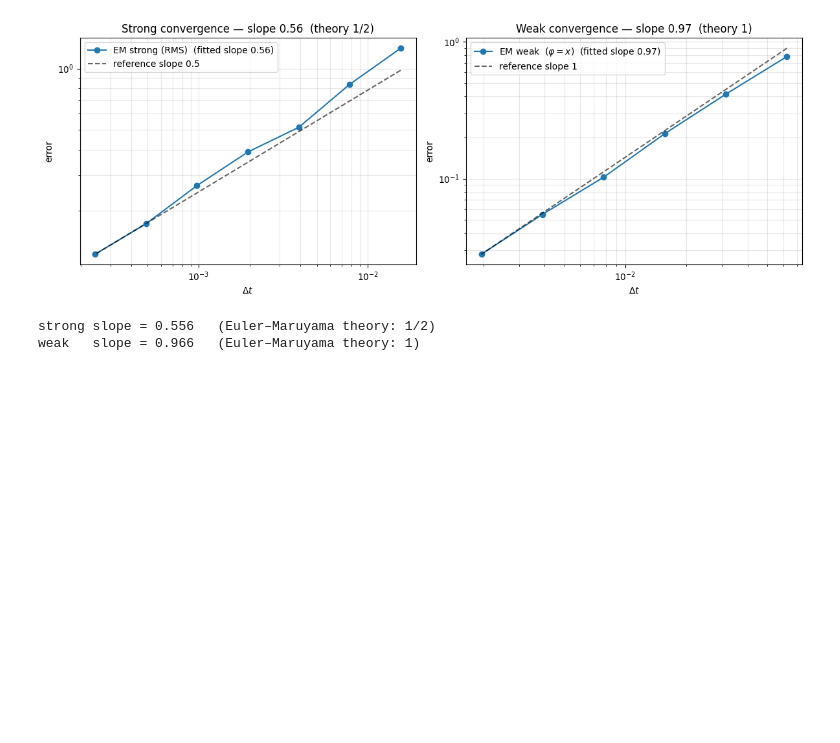
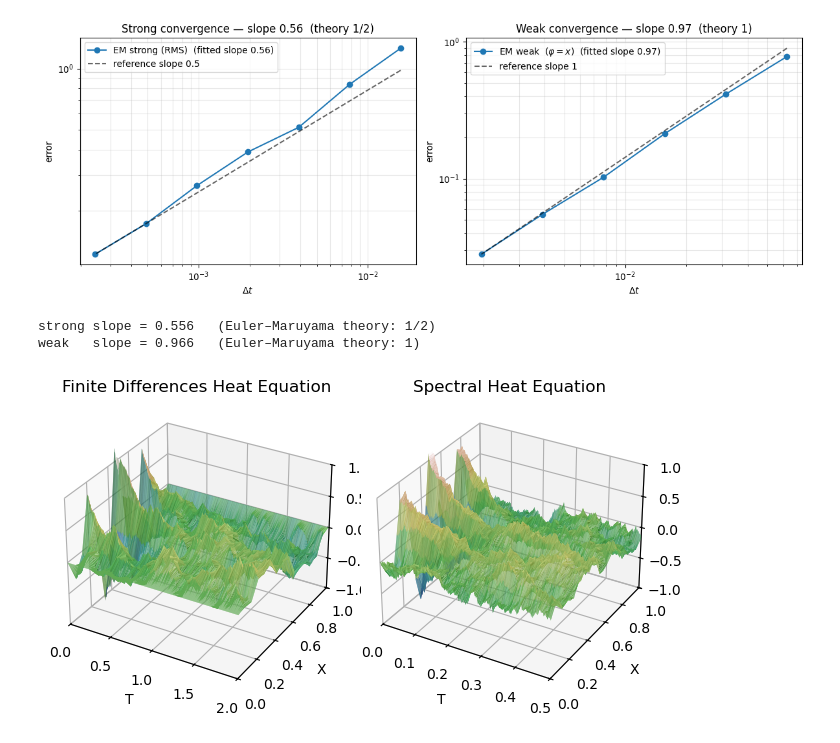
Before and after one commit to danielfostiak/JMCMathResearchProject, a Jupyter notebook: M2R_Initial_Computational_Analysis.ipynb, the cells around one changed output. Cells and saved outputs as stored; diff of their text form; code cells hidden in the pictures; blank space fills up the shorter version.

Commit message:
feat: added basic heat equation implementation [nmg24]

```diff
--- a/M2R_Initial_Computational_Analysis.ipynb
+++ b/M2R_Initial_Computational_Analysis.ipynb
@@ -212,0 +272,39 @@ weak   slope = 0.966   (Euler–Maruyama theory: 1)
+# %%
+# Heat Equation
+def init(x):
+    return 5*x*(x-1)*math.sin(23*x)
+
+def g(x):
+    return 1
+
+rng = np.random.default_rng(67)
+
+T = 2
+T1 = 0.5
+
+X, Y, u = heat_fd(u0=init, T=T, Nt=1000, Nx=15, rng=rng, k=0.01, var=0.01)
+X1, Y1, u1 = heat_spectral(u0=init, T=T1, Nt=1000, Nx=25, rng=rng, K_modes=25, d=0.01, var=0.5, g=g)
+
+# Set up plot
+fig, axs = plt.subplots(ncols=2, subplot_kw=dict(projection='3d'))
+
+ls = col.LightSource(270, 45)
+# To use a custom hillshading mode, override the built-in shading and pass
+# in the rgb colors of the shaded surface calculated from "shade".
+rgb = ls.shade(u.T, cmap=cm.gist_earth, vert_exag=0.1, blend_mode='soft')
+rgb1 = ls.shade(u1.T, cmap=cm.gist_earth, vert_exag=0.1, blend_mode='soft')
+plot1 = axs[0].plot_surface(X, Y, u.T, rstride=1, cstride=1, facecolors=rgb,
+                       linewidth=0, antialiased=True, shade=False)
+plot2 = axs[1].plot_surface(X1, Y1, u1.T, rstride=1, cstride=1, facecolors=rgb1,
+                       linewidth=0, antialiased=True, shade=False)
+
+
+axs[0].set(xlim=(0, T), ylim=(0, 1), zlim=(-1, 1), xlabel='T', ylabel='X', zlabel='H')
+axs[1].set(xlim=(0, T1), ylim=(0, 1), zlim=(-1, 1), xlabel='T', ylabel='X', zlabel='H')
+axs[0].set_title("Finite Differences Heat Equation")
+axs[1].set_title("Spectral Heat Equation")
+
+plt.tight_layout()
+plt.show()
+# %% [output]
+[figure, added]
```
Also changed, not shown: parts of 1 cell of this notebook.
